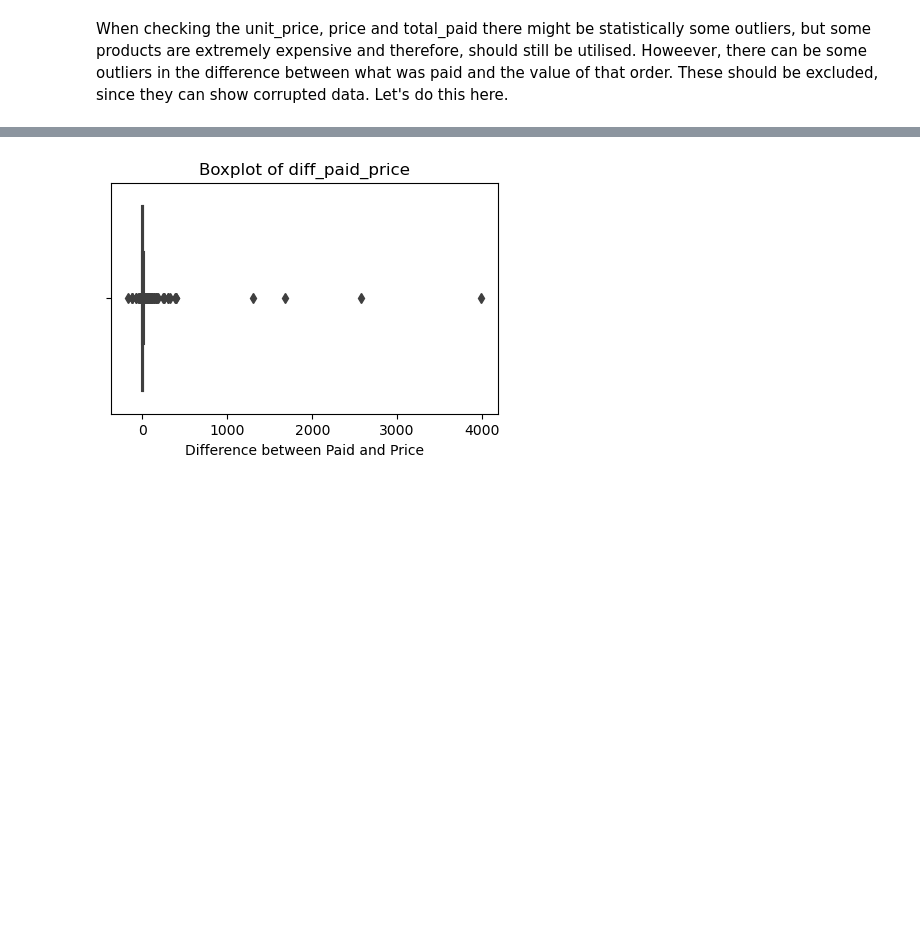
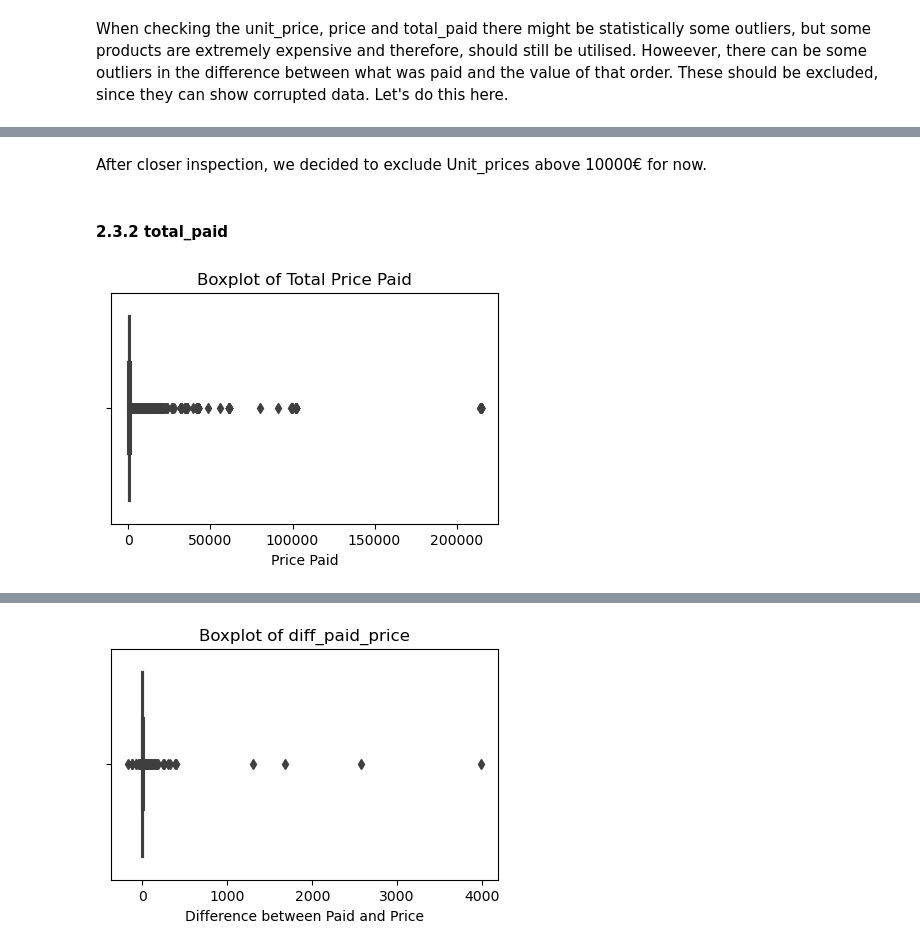
Before and after one commit to MerleSt/Eniac, a Jupyter notebook: Eniac.ipynb, the cells around one changed output, grey strips where cells are left out. Saved outputs shown, nothing was run; the diff lists cells and outputs as text; code cells hidden in the pictures; blank space fills up the shorter version.

```diff
--- a/Eniac.ipynb
+++ b/Eniac.ipynb
@@ -103,0 +147,2 @@ When checking the unit_price, price and total_paid there might be statistically
+# %% [markdown]
+After closer inspection, we decided to exclude Unit_prices above 10000€ for now.
@@ -103,0 +151,10 @@ When checking the unit_price, price and total_paid there might be statistically
+# %% [markdown]
+#### 2.3.2 total_paid
+# %%
+plt.figure(figsize=(5,3))
+sns.boxplot(x=df['total_paid'])
+plt.title('Boxplot of Total Price Paid')
+plt.xlabel('Price Paid')
+plt.show()
+# %% [output]
+[figure, added]
```
Also changed, not shown: parts of 35 cells of this notebook.
